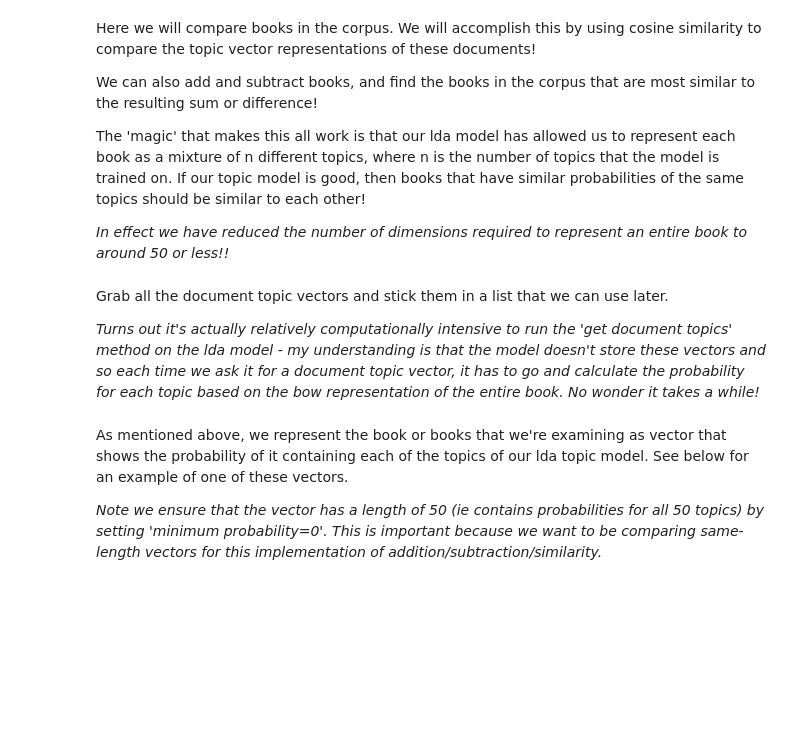
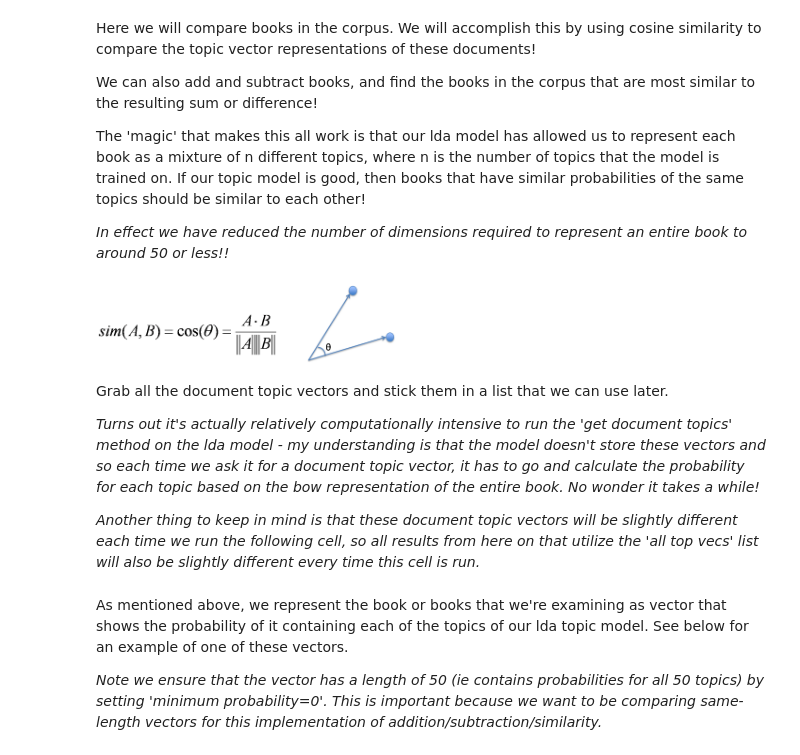
Before and after one commit to RBrynsvold/Capstone, a Jupyter notebook: notebooks/load_inspect_model.ipynb, the cells around one changed output. Drawn from its saved outputs; the diff is of its cells as text; code cells hidden in the pictures; blank space fills up the shorter version.

```diff
--- a/notebooks/load_inspect_model.ipynb
+++ b/notebooks/load_inspect_model.ipynb
@@ -583,6 +598,11 @@ We can also add and subtract books, and find the books in the corpus that are mo
 The 'magic' that makes this all work is that our lda model has allowed us to represent each book as a mixture of n different topics, where n is the number of topics that the model is trained on.  If our topic model is good, then books that have similar probabilities of the same topics should be similar to each other!
 
 _In effect we have reduced the number of dimensions required to represent an *entire book* to around 50 or less!!_
+# %%
+url = 'http://cs.carleton.edu/cs_comps/0910/netflixprize/final_results/knn/img/knn/cos.png'
+Image(url,width=300, height=500)
+# %% [output]
+[figure, added]
 # %%
 #some helper functions for vector addition, subtraction, and comparision
 def vec_lst_add_subtract(top_vec_1, top_vec_2, mode='add'):
@@ -630,6 +660,8 @@ def find_most_similar(sim_vec, all_top_vecs, title_lst, vec_in_corp='Y', n_resul
 Grab all the document topic vectors and stick them in a list that we can use later.
 
 _Turns out it's actually relatively computationally intensive to run the 'get document topics' method on the lda model - my understanding is that the model doesn't store these vectors and so each time we ask it for a document topic vector, it has to go and calculate the probability for each topic based on the bow representation of the entire book.  No wonder it takes a while!_
+
+_Another thing to keep in mind is that these document topic vectors will be slightly different each time we run the following cell, so all results from here on that utilize the 'all top vecs' list will also be slightly different every time this cell is run._
 # %%
 #WARNING: Long execution time - 20-30 mins
 if 0 == go_no_go:
```
Also changed, not shown: parts of 43 cells of this notebook, 3 other files.
